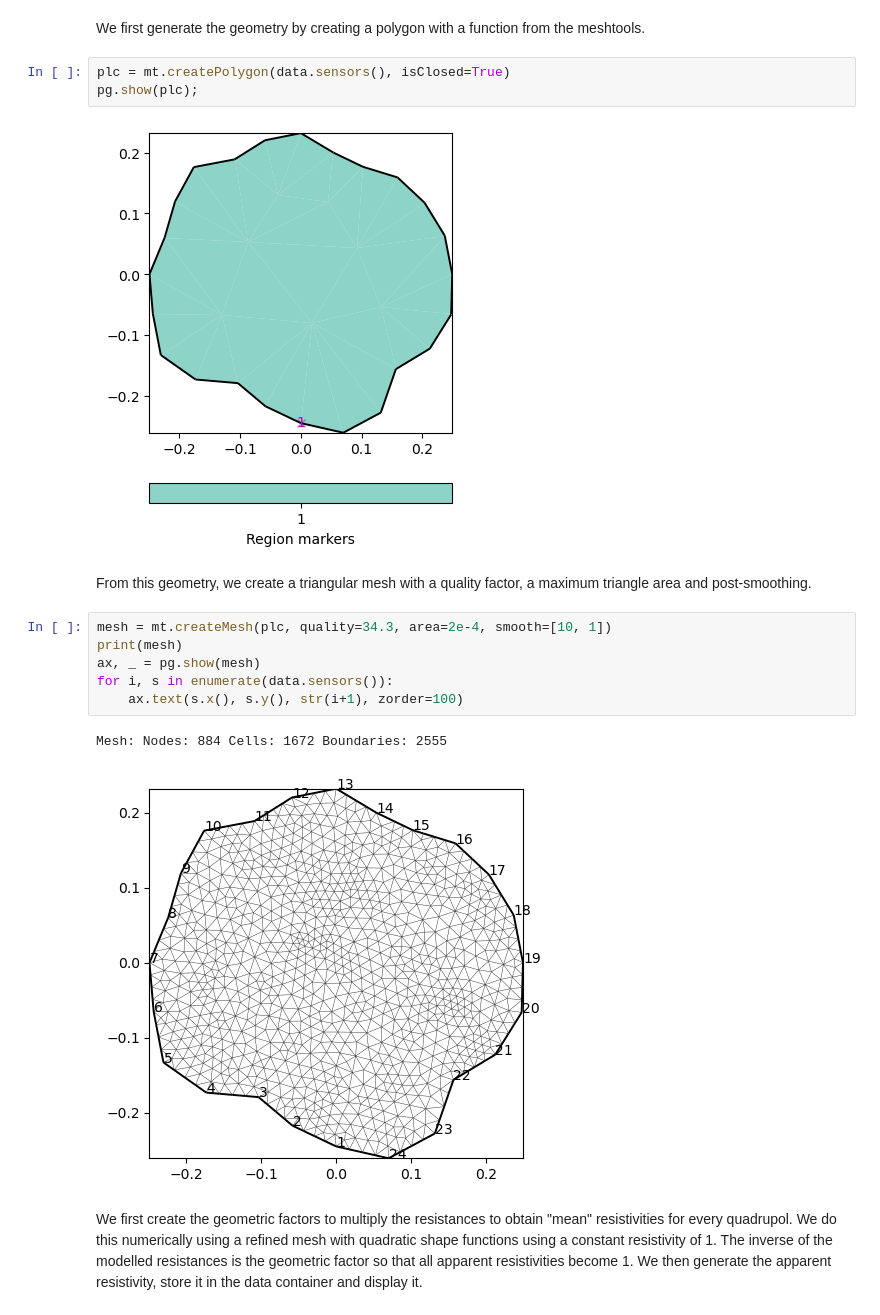
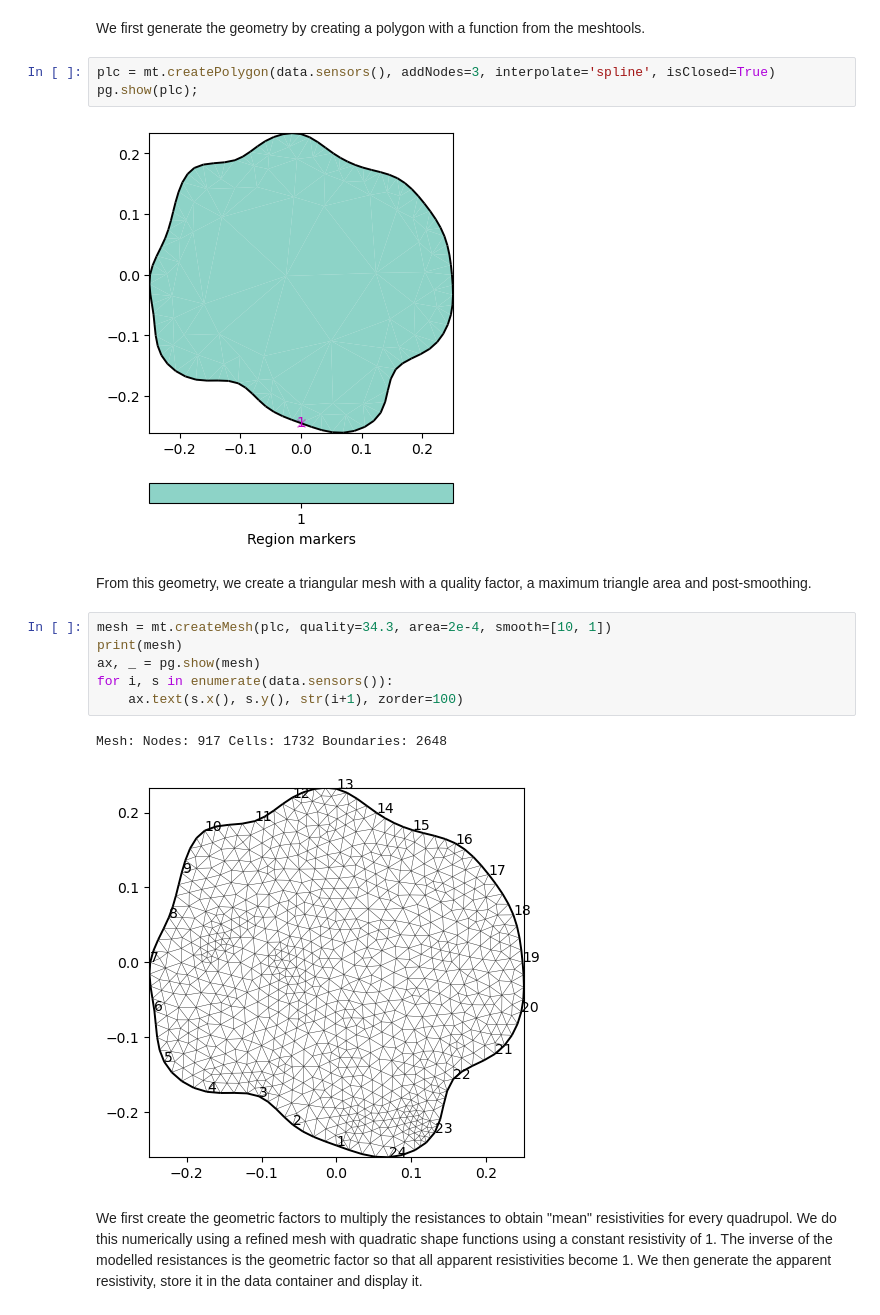
Before and after one commit to gimli-org/notebooks, a Jupyter notebook: ERT/tree/treeERT.ipynb, the cells around one changed output. Cells and saved outputs as stored; diff of their text form.

Commit message:
ENH: improve tree example by spline interpolation

```diff
--- a/ERT/tree/treeERT.ipynb
+++ b/ERT/tree/treeERT.ipynb
@@ -21,10 +23,10 @@ It uses 24 electrodes around the circumference and applies a dipole-dipole (AB-M
 # %% [markdown]
 We first generate the geometry by creating a polygon with a function from the meshtools.
 # %%
-plc = mt.createPolygon(data.sensors(), isClosed=True)
+plc = mt.createPolygon(data.sensors(), addNodes=3, interpolate='spline', isClosed=True)
 pg.show(plc);
 # %% [output]
-[figure, old version]
+[figure, new version]
 # %% [markdown]
 From this geometry, we create a triangular mesh with a quality factor, a maximum triangle area and post-smoothing.
 # %%
@@ -34,8 +36,8 @@ ax, _ = pg.show(mesh)
 for i, s in enumerate(data.sensors()):
     ax.text(s.x(), s.y(), str(i+1), zorder=100)
 # %% [output]
-Mesh: Nodes: 884 Cells: 1672 Boundaries: 2555
+Mesh: Nodes: 917 Cells: 1732 Boundaries: 2648
-[figure, old version]
+[figure, new version]
 # %% [markdown]
 We first create the geometric factors to multiply the resistances to obtain "mean" resistivities for every quadrupol. We do this numerically using a refined mesh with quadratic shape functions using a constant resistivity of 1. The inverse of the modelled resistances is the geometric factor so that all apparent resistivities become 1.
 We then generate the apparent resistivity, store it in the data container and display it.
```
Also changed, not shown: parts of 6 cells of this notebook.
